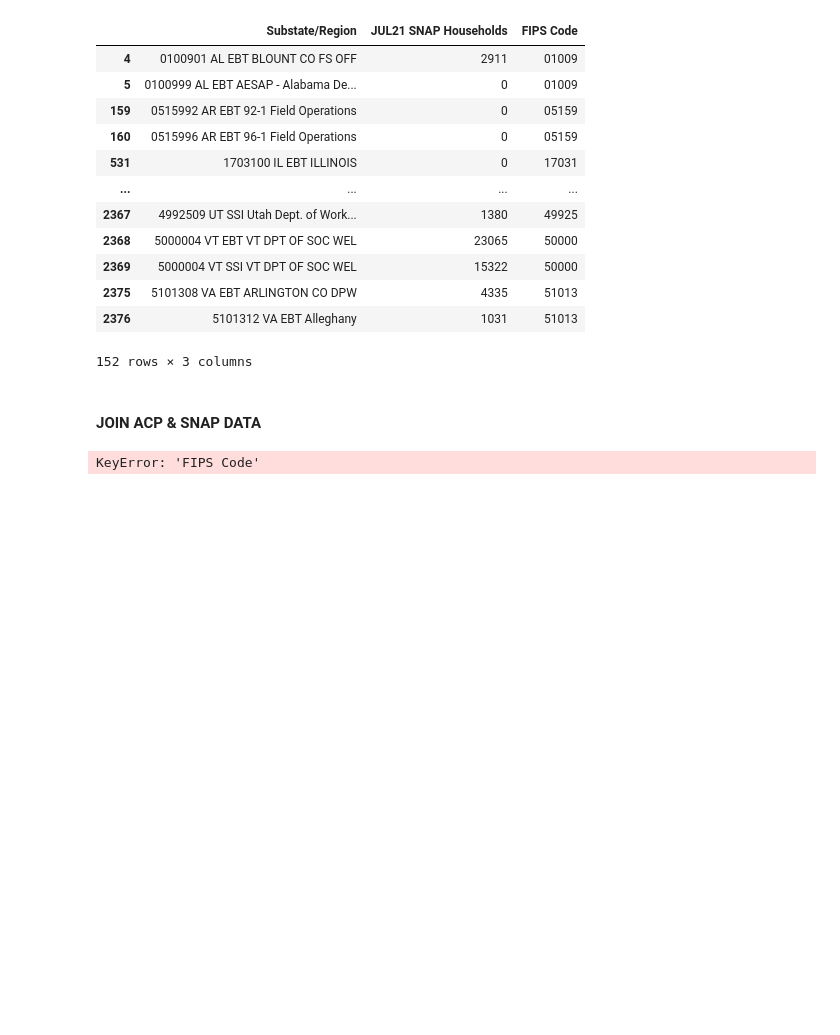
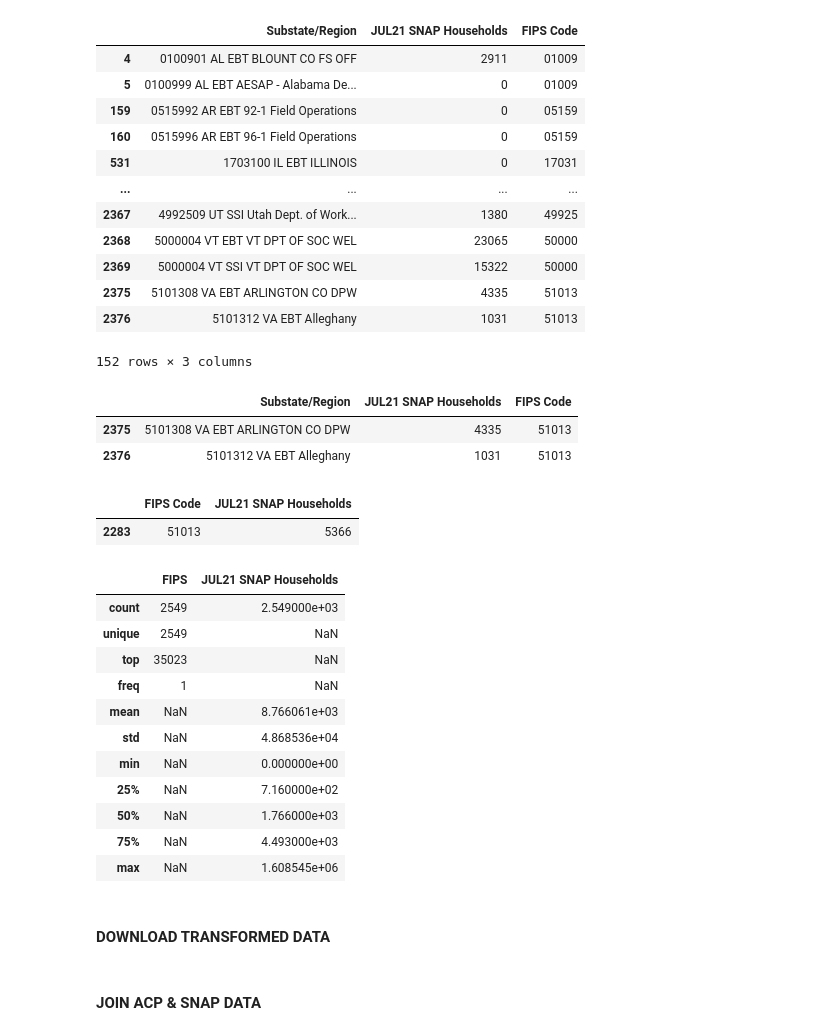
Before and after one commit to datakind/BDT_DataDive_Dec22, a Jupyter notebook: notebooks/ACP Uptake vs SNAP Uptake.ipynb, the cells around one changed output. Cells and saved outputs as stored; diff of their text form; code cells hidden in the pictures; blank space fills up the shorter version.

```diff
--- a/notebooks/ACP Uptake vs SNAP Uptake.ipynb
+++ b/notebooks/ACP Uptake vs SNAP Uptake.ipynb
@@ -326,3 +335,35 @@ sjul21[sjul21.duplicated(['FIPS Code'], keep=False)]
 | 2375 | 5101308 VA EBT ARLINGTON CO DPW | 4335 | 51013 |
 | 2376 | 5101312 VA EBT Alleghany | 1031 | 51013 |
 152 rows × 3 columns
+# %%
+sjul21[sjul21['FIPS Code']=='51013']
+# %% [output]
+|  | Substate/Region | JUL21 SNAP Households | FIPS Code |
+| 2375 | 5101308 VA EBT ARLINGTON CO DPW | 4335 | 51013 |
+| 2376 | 5101312 VA EBT Alleghany | 1031 | 51013 |
+# %%
+sjul21sum=sjul21.groupby(['FIPS Code'],as_index=False).sum()
+# %%
+sjul21sum[sjul21sum['FIPS Code']=='51013']
+# %% [output]
+|  | FIPS Code | JUL21 SNAP Households |
+| 2283 | 51013 | 5366 |
+# %%
+sjul21sum = sjul21sum.rename(columns={'FIPS Code': 'FIPS'})
+# %%
+sjul21sum.describe(include='all')
+# %% [output]
+|  | FIPS | JUL21 SNAP Households |
+| count | 2549 | 2.549000e+03 |
+| unique | 2549 | NaN |
+| top | 35023 | NaN |
+| freq | 1 | NaN |
+| mean | NaN | 8.766061e+03 |
+| std | NaN | 4.868536e+04 |
+| min | NaN | 0.000000e+00 |
+| 25% | NaN | 7.160000e+02 |
+| 50% | NaN | 1.766000e+03 |
+| 75% | NaN | 4.493000e+03 |
+| max | NaN | 1.608545e+06 |
+# %% [markdown]
+#### DOWNLOAD TRANSFORMED DATA
@@ -329,6 +373,6 @@ sjul21[sjul21.duplicated(['FIPS Code'], keep=False)]
 # %% [markdown]
 #### JOIN ACP & SNAP DATA
 # %%
-df = pd.merge(sjul21,asep22, how='full outer join', on=['FIPS Code','FIPS'])
+df = pd.merge(sjul21sum.assign(FIPS=sjul21sum.FIPS.astype(str)),
+              asep22.assign(FIPS=asep22.FIPS.astype(str)),
+              how='outer', on='FIPS')
-# %% [output]
-KeyError: 'FIPS Code'
```
Also changed, not shown: parts of 16 cells of this notebook, 3 other files.
